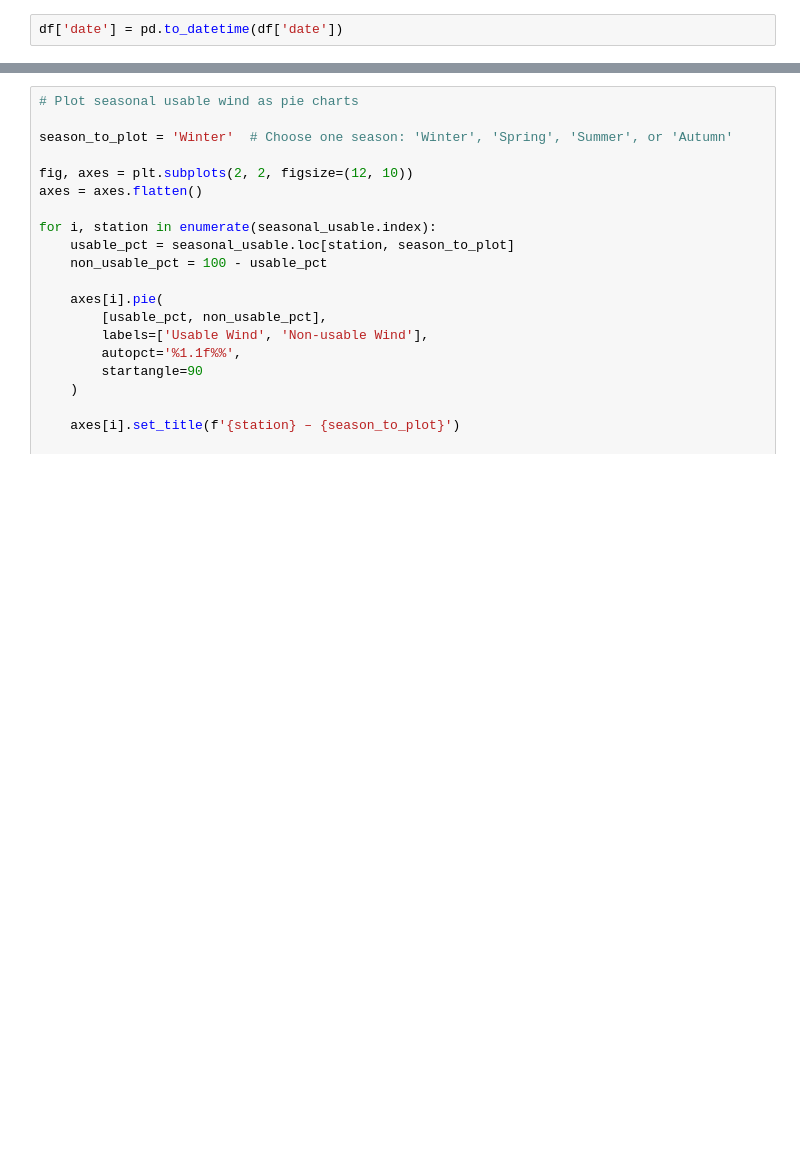
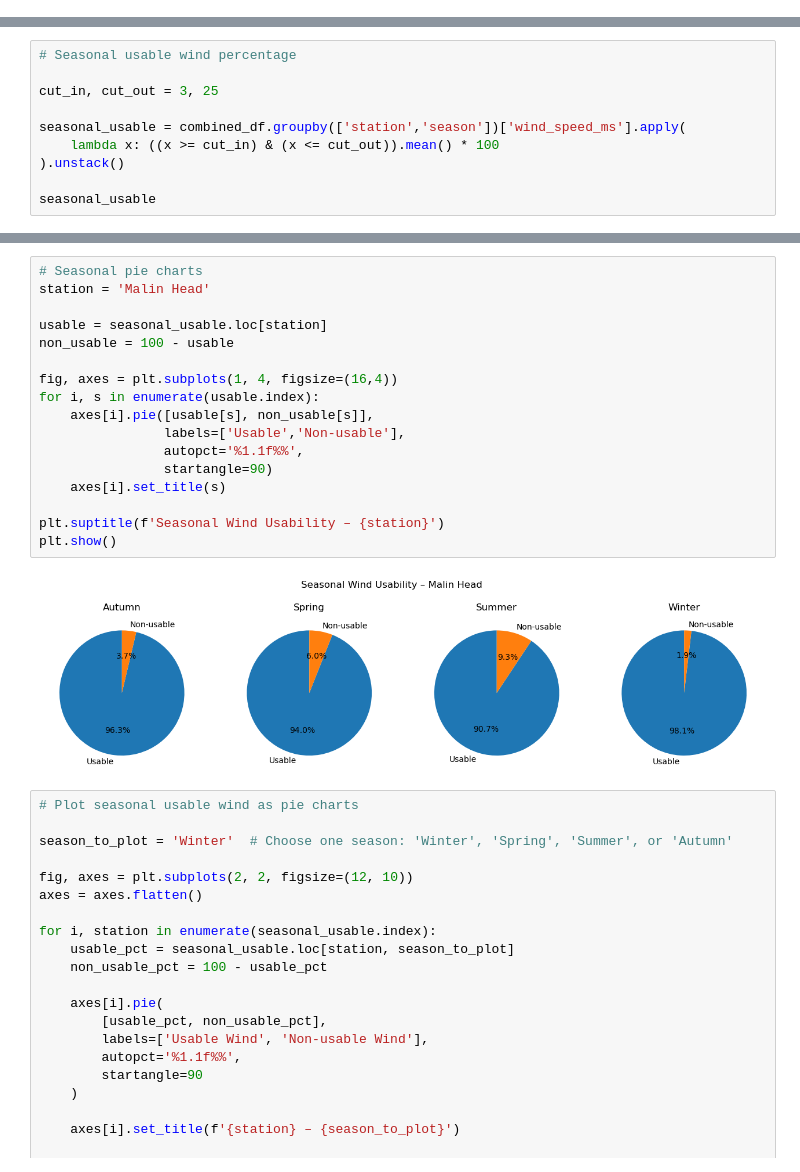
Before and after one commit to fin81985/PFDA-Project, a Jupyter notebook: wind_analysis.ipynb, the cells around one changed output, grey strips where cells are left out. Cells and saved outputs as stored; diff of their text form; blank space fills up the shorter version.

```diff
--- a/wind_analysis.ipynb
+++ b/wind_analysis.ipynb
@@ -99,2 +0,0 @@ Malin Head           date  ind  maxtp  ind.1  mintp igmin gmin  ind.2  rain    c
-# %%
-df['date'] = pd.to_datetime(df['date'])
@@ -421,0 +132,10 @@ Valentia Observatory  78.532182  79.008671  73.563665  84.370861
+# %%
+# Seasonal usable wind percentage
+
+cut_in, cut_out = 3, 25
+
+seasonal_usable = combined_df.groupby(['station','season'])['wind_speed_ms'].apply(
+    lambda x: ((x >= cut_in) & (x <= cut_out)).mean() * 100
+).unstack()
+
+seasonal_usable
@@ -422,3 +149,22 @@ Valentia Observatory  78.532182  79.008671  73.563665  84.370861
+# %%
+# Seasonal pie charts
+station = 'Malin Head'
+
+usable = seasonal_usable.loc[station]
+non_usable = 100 - usable
+
+fig, axes = plt.subplots(1, 4, figsize=(16,4))
+for i, s in enumerate(usable.index):
+    axes[i].pie([usable[s], non_usable[s]],
+                labels=['Usable','Non-usable'],
+                autopct='%1.1f%%',
+                startangle=90)
+    axes[i].set_title(s)
+
+plt.suptitle(f'Seasonal Wind Usability – {station}')
+plt.show()
+# %% [output]
+[figure, added]
 # %%
 # Plot seasonal usable wind as pie charts
 
```
Also changed, not shown: parts of 64 cells of this notebook.
